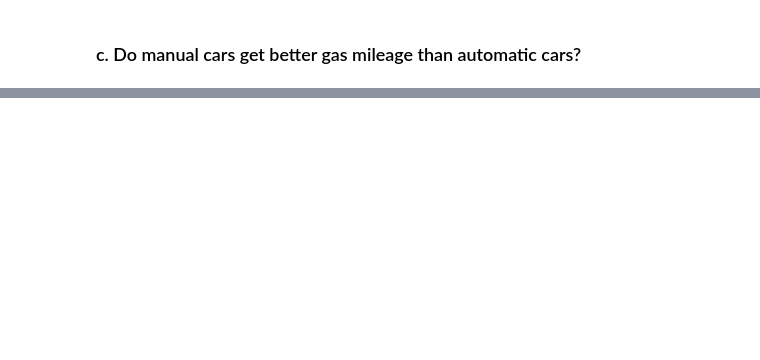
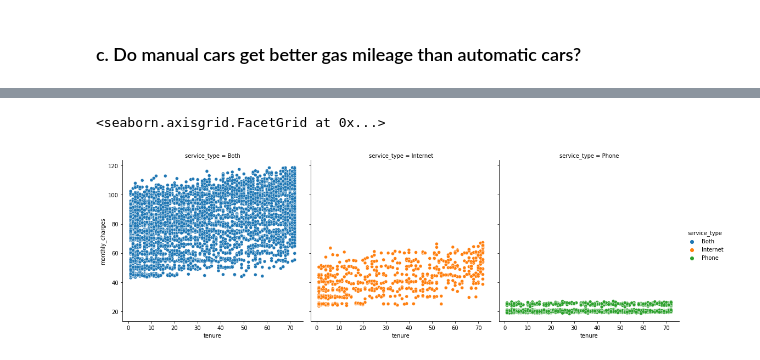
Before and after one commit to greg-maggard/statistics_exercises, a Jupyter notebook: hypothesis_testing.ipynb, the cells around one changed output, grey strips where cells are left out. Drawn from its saved outputs; the diff is of its cells as text; code cells hidden in the pictures; blank space fills up the shorter version.

```diff
--- a/hypothesis_testing.ipynb
+++ b/hypothesis_testing.ipynb
@@ -203,0 +234,6 @@ NameError: name 'fe_manual' is not defined
+# %%
+#Monthly charges, controlling for service_type:
+sns.relplot(data = telco, y = 'monthly_charges', x = 'tenure', col = 'service_type', hue = 'service_type')
+# %% [output]
+<seaborn.axisgrid.FacetGrid at 0x...>
+[figure, added]
```
Also changed, not shown: parts of 45 cells of this notebook.
